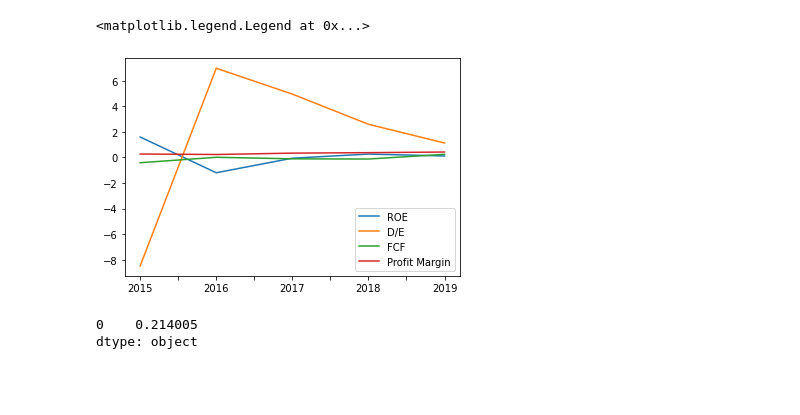
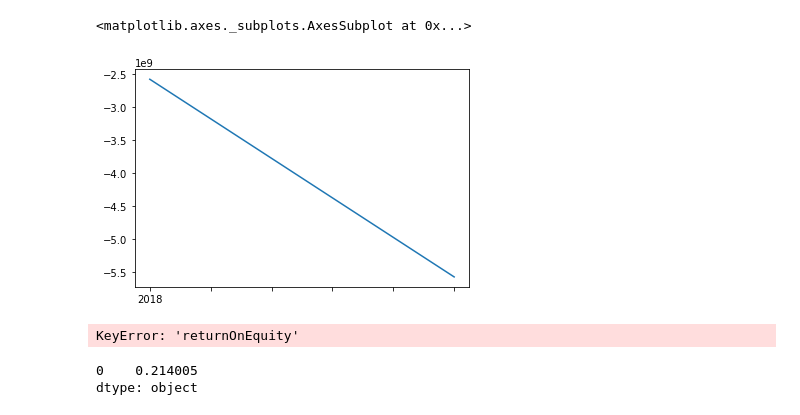
Before and after one commit to zachlim98/PowerX-Screener, a Jupyter notebook: FundamentalScreen.ipynb, the cells around one changed output. Drawn from its saved outputs; the diff is of its cells as text; code cells hidden in the pictures; blank space fills up the shorter version.

```diff
--- a/FundamentalScreen.ipynb
+++ b/FundamentalScreen.ipynb
@@ -5,7 +5,7 @@ import matplotlib.pyplot as plt
 import numpy as np
 import yfinance as yf
 # %%
-ticker = "AMD" #ticker name
+ticker = "XPEV" #ticker name
 api = "384de232a09606f8ff4de3489690dc4c" #api key
 
 #get company profile for beta calculation and marketcap
@@ -16,7 +16,6 @@ quote = fa.quote(ticker, api)
 #the .iloc in all the data calls
 fra = fa.financial_ratios(ticker, api, period="annual").iloc[:,::-1] #get the annual financial ratios (past 5 years)
 frq = fa.financial_ratios(ticker, api, period="quarter").iloc[:,::-1] #get the past 5 quarters
-dcf = fa.discounted_cash_flow(ticker, api).iloc[:,::-1] #get the pre-calculated dcf model
 
 #get the cash flow, income statement, and balance sheet
 cf = fa.cash_flow_statement(ticker, api).iloc[:,::-1]
@@ -27,3 +46,8 @@ year = "2019" #set year
+# %%
+cf.loc["freeCashFlow"].plot()
+# %% [output]
+<matplotlib.axes._subplots.AxesSubplot at 0x...>
+[figure, added]
 # %%
 qoa = fra
 
@@ -35,8 +59,7 @@ qoa.loc["grossProfitMargin"].plot(label="Profit Margin")
 
 plt.legend()
 # %% [output]
-<matplotlib.legend.Legend at 0x...>
+KeyError: 'returnOnEquity'
-[figure, removed]
 # %%
 dcf_proj = pd.DataFrame({
     "revenue" : ins.loc["revenue"],
```
Also changed, not shown: parts of 1 cell of this notebook, 2 other files.
